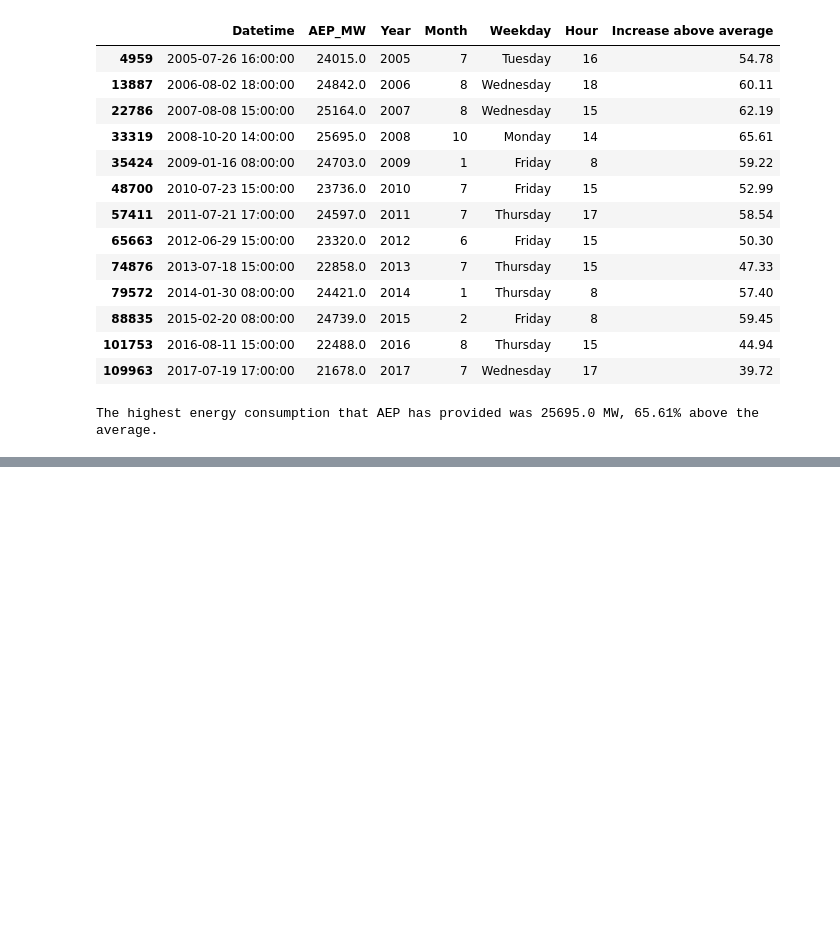
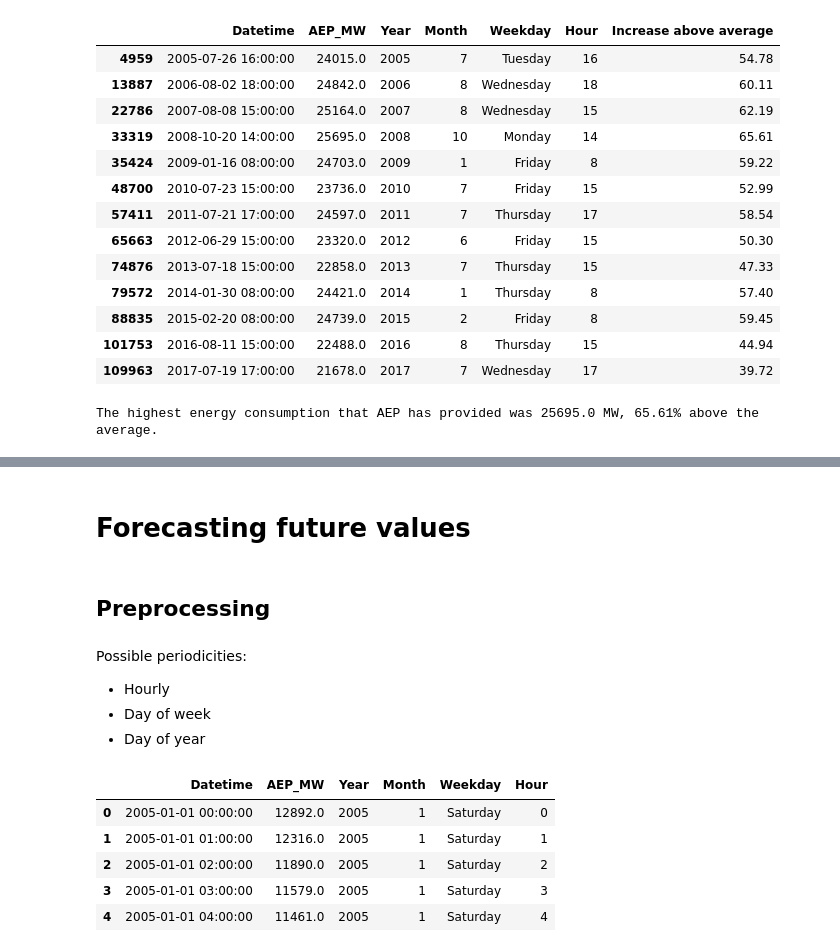
Before and after one commit to anmar36a/Data-Analysis, a Jupyter notebook: Energy_consumption_in_the_US.ipynb, the cells around one changed output, grey strips where cells are left out. Drawn from its saved outputs; the diff is of its cells as text; code cells hidden in the pictures; blank space fills up the shorter version.

```diff
--- a/Energy_consumption_in_the_US.ipynb
+++ b/Energy_consumption_in_the_US.ipynb
@@ -544 +544,19 @@ See the caveats in the documentation: https://pandas.pydata.org/pandas-docs/stab
 [figure]
+# %% [markdown]
+# Forecasting future values
+# %% [markdown]
+## Preprocessing
+# %% [markdown]
+Possible periodicities:
+- Hourly
+- Day of week
+- Day of year
+# %%
+df.head()
+# %% [output]
+|  | Datetime | AEP_MW | Year | Month | Weekday | Hour |
+| 0 | 2005-01-01 00:00:00 | 12892.0 | 2005 | 1 | Saturday | 0 |
+| 1 | 2005-01-01 01:00:00 | 12316.0 | 2005 | 1 | Saturday | 1 |
+| 2 | 2005-01-01 02:00:00 | 11890.0 | 2005 | 1 | Saturday | 2 |
+| 3 | 2005-01-01 03:00:00 | 11579.0 | 2005 | 1 | Saturday | 3 |
+| 4 | 2005-01-01 04:00:00 | 11461.0 | 2005 | 1 | Saturday | 4 |
```
Also changed, not shown: parts of 32 cells of this notebook.
